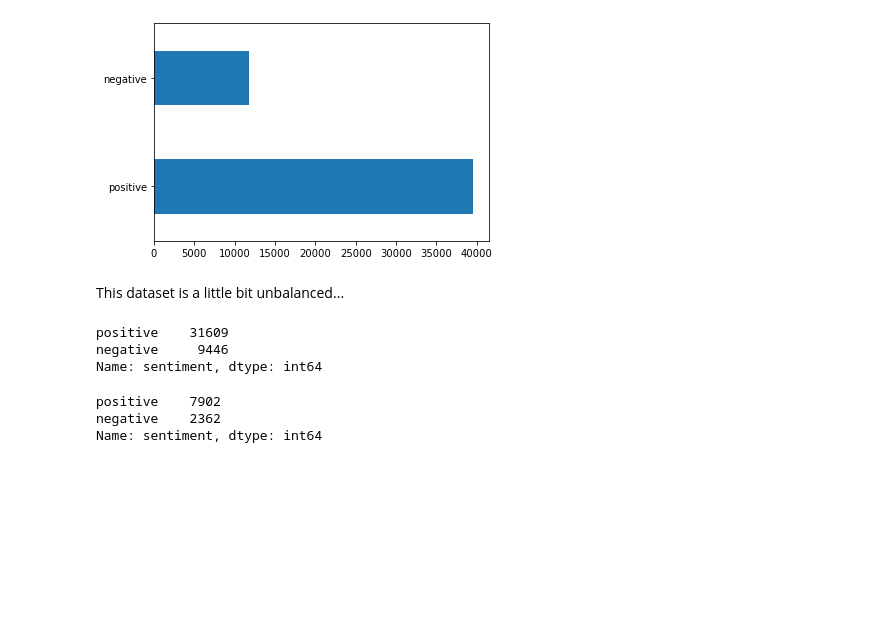
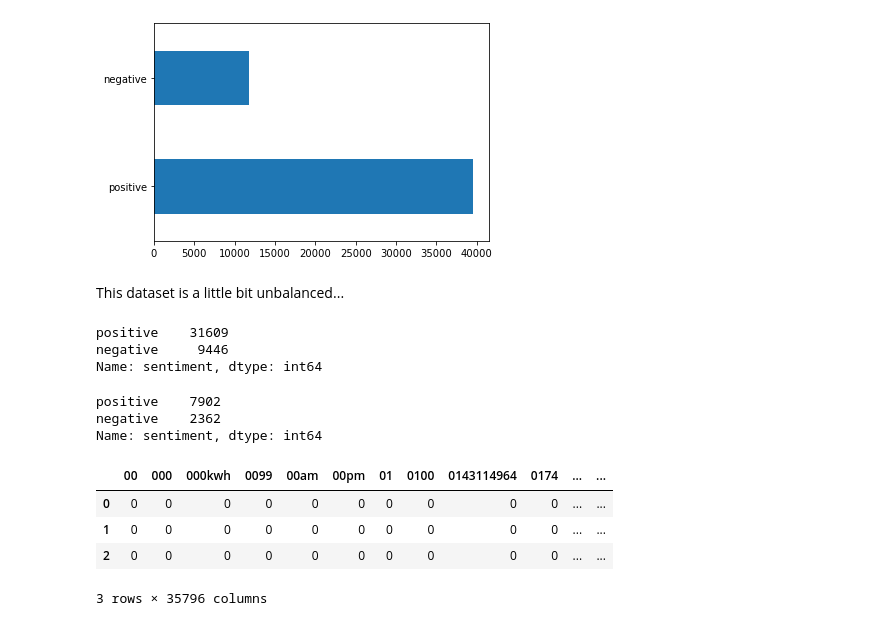
Before and after one commit to artofnext/text_mining-sentiment_analysis, a Jupyter notebook: sentiment_main.ipynb, the cells around one changed output. Saved outputs shown, nothing was run; the diff lists cells and outputs as text; code cells hidden in the pictures; blank space fills up the shorter version.

```diff
--- a/sentiment_main.ipynb
+++ b/sentiment_main.ipynb
@@ -95,3 +92,16 @@ test['sentiment'].value_counts()
 positive    7902
 negative    2362
 Name: sentiment, dtype: int64
+# %%
+from sklearn.feature_extraction.text import CountVectorizer
+cv=CountVectorizer(analyzer='word')
+data=cv.fit_transform(train['review'])
+df_dtm = pd.DataFrame(data.toarray(), columns=cv.get_feature_names())
+#df_dtm.index=df_grouped.index
+df_dtm.head(3)
+# %% [output]
+|  | 00 | 000 | 000kwh | 0099 | 00am | 00pm | 01 | 0100 | 0143114964 | 0174 | ... | ... |
+| 0 | 0 | 0 | 0 | 0 | 0 | 0 | 0 | 0 | 0 | 0 | ... | ... |
+| 1 | 0 | 0 | 0 | 0 | 0 | 0 | 0 | 0 | 0 | 0 | ... | ... |
+| 2 | 0 | 0 | 0 | 0 | 0 | 0 | 0 | 0 | 0 | 0 | ... | ... |
+3 rows × 35796 columns
```
Also changed, not shown: parts of 24 cells of this notebook, 1 other file.
